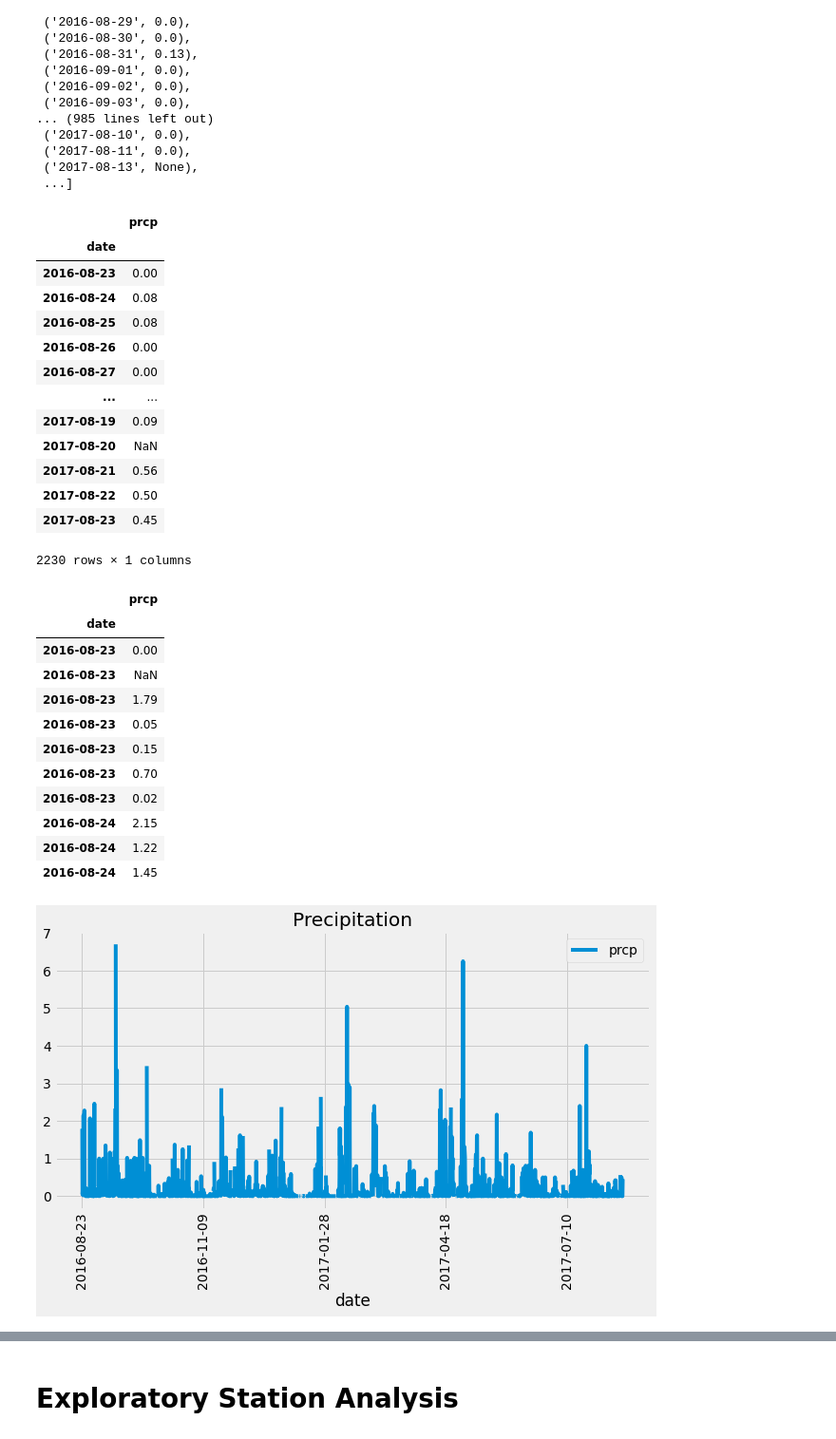
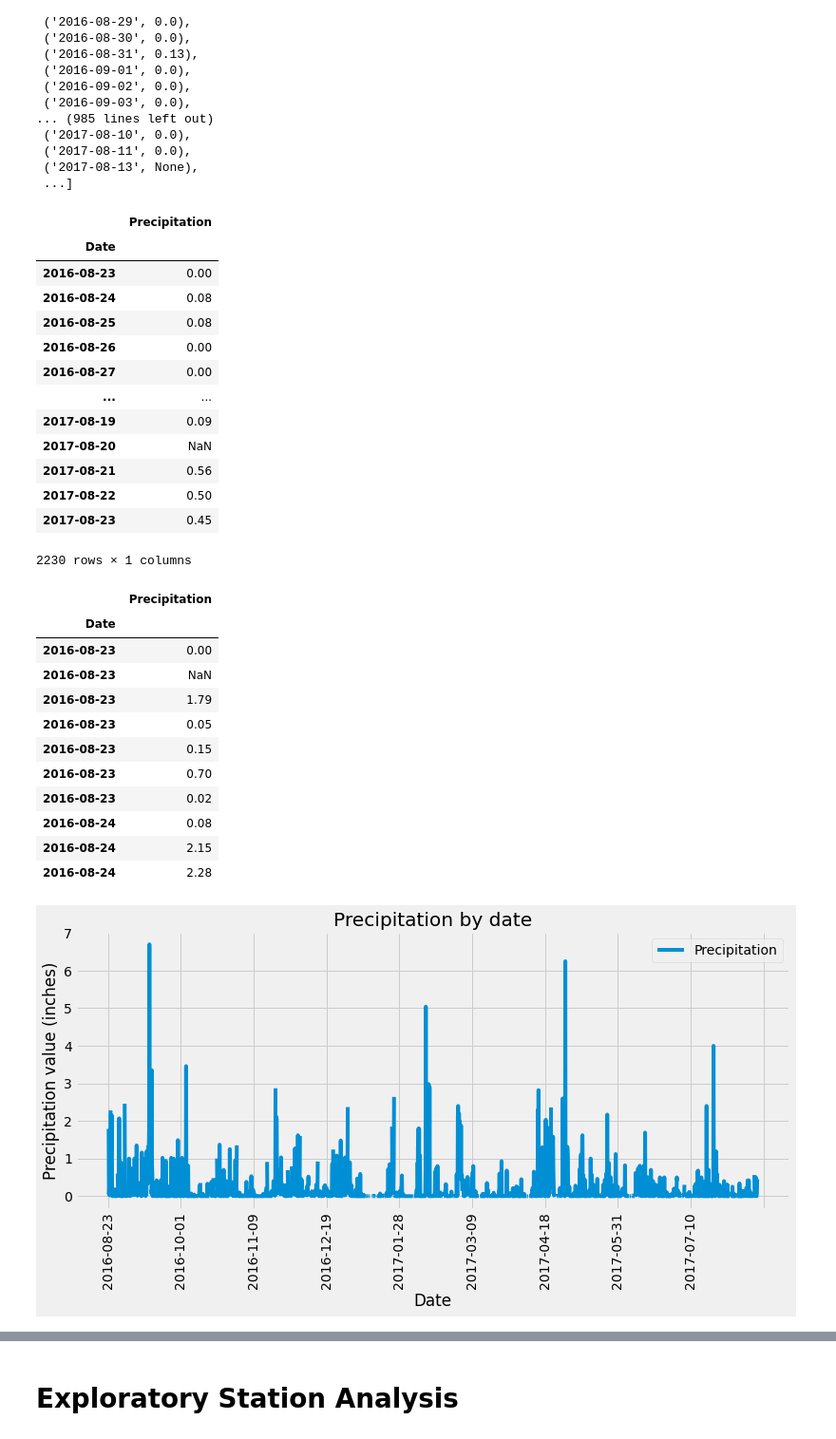
Before and after one commit to LP-116/sqlalchemy-challenge, a Jupyter notebook: climate_starter.ipynb, the cells around one changed output, grey strips where cells are left out. Shown at 95% size. Drawn from its saved outputs; the diff is of its cells as text; code cells hidden in the pictures.

```diff
--- a/climate_starter.ipynb
+++ b/climate_starter.ipynb
@@ -107,12 +108,12 @@ year_data
  ...]
 # %%
 # Save the query results as a Pandas DataFrame and set the index to the date column
-prcp_df = pd.DataFrame(year_data)
-prcp_df = prcp_df.set_index('date')
+prcp_df = pd.DataFrame(year_data, columns=["Date", "Precipitation"])
+prcp_df.set_index('Date', inplace = True)
 prcp_df
 # %% [output]
-|  | prcp |
-| date |  |
+|  | Precipitation |
+| Date |  |
 | 2016-08-23 | 0.00 |
 | 2016-08-24 | 0.08 |
 | 2016-08-25 | 0.08 |
@@ -127,11 +128,12 @@ prcp_df
 2230 rows × 1 columns
 # %%
 # Sort the dataframe by date
-prcp_df = prcp_df.sort_values(["date"])
+prcp_df = prcp_df.sort_index()
+# prcp_df = prcp_df.fillna()
 prcp_df.head(10)
 # %% [output]
-|  | prcp |
-| date |  |
+|  | Precipitation |
+| Date |  |
 | 2016-08-23 | 0.00 |
 | 2016-08-23 | NaN |
 | 2016-08-23 | 1.79 |
@@ -139,11 +141,16 @@ prcp_df.head(10)
 | 2016-08-23 | 0.15 |
 | 2016-08-23 | 0.70 |
 | 2016-08-23 | 0.02 |
+| 2016-08-24 | 0.08 |
 | 2016-08-24 | 2.15 |
-| 2016-08-24 | 1.22 |
-| 2016-08-24 | 1.45 |
+| 2016-08-24 | 2.28 |
 # %%
 # Use Pandas Plotting with Matplotlib to plot the data
-prcp_graph = prcp_df.plot(kind="line", title="Precipitation", rot='vertical', figsize=(10,5))
+ax = plt.axes()
+ax.xaxis.set_major_locator(ticker.MultipleLocator(250))
+
+prcp_graph = prcp_df.plot(kind="line", title="Precipitation by date", rot='vertical', figsize=(12,5), ax=ax)
+prcp_graph.set_xlabel("Date")
+prcp_graph.set_ylabel("Precipitation value (inches)");
 # %% [output]
-[figure, old version]
+[figure, new version]
```
Also changed, not shown: parts of 5 cells of this notebook.
